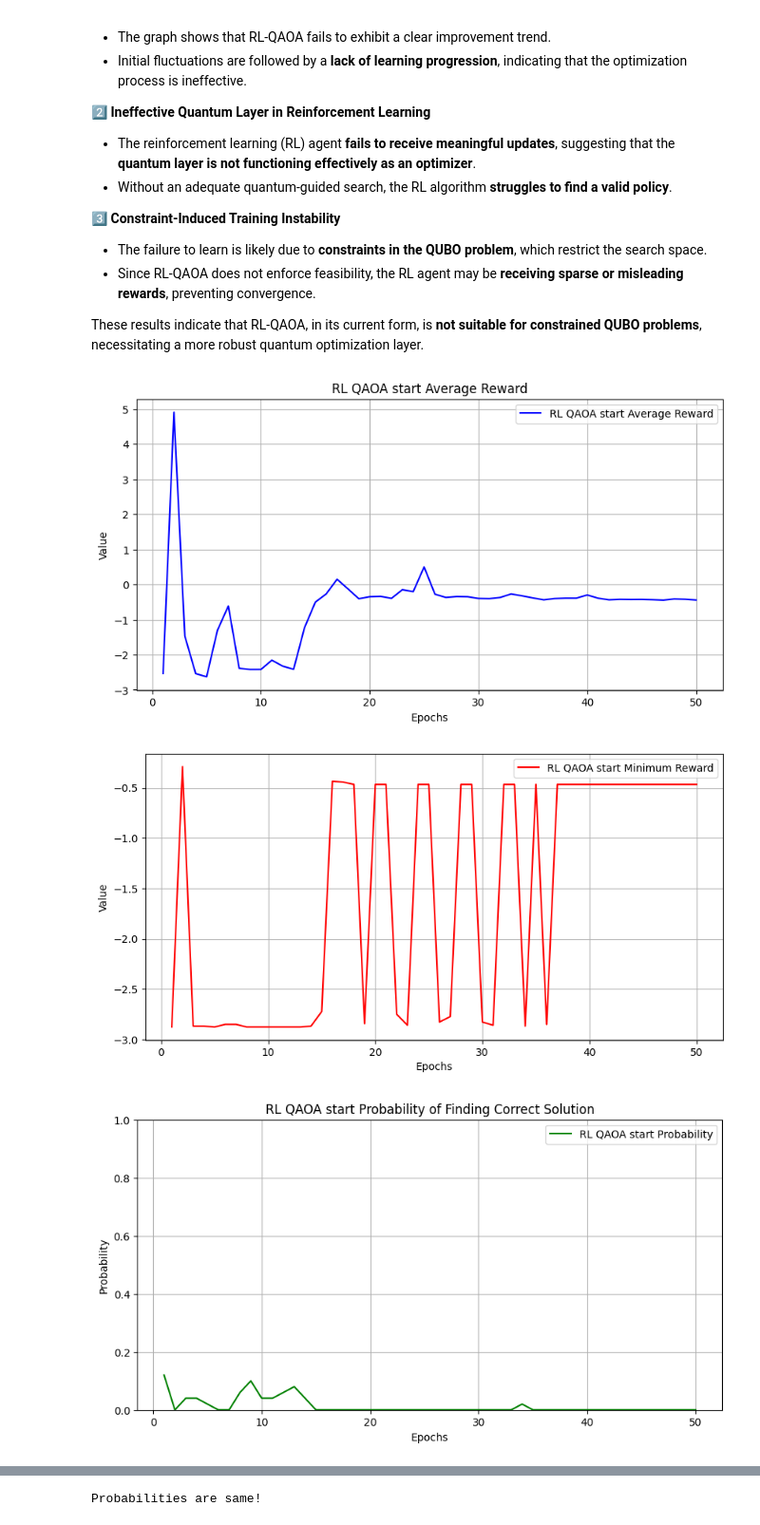
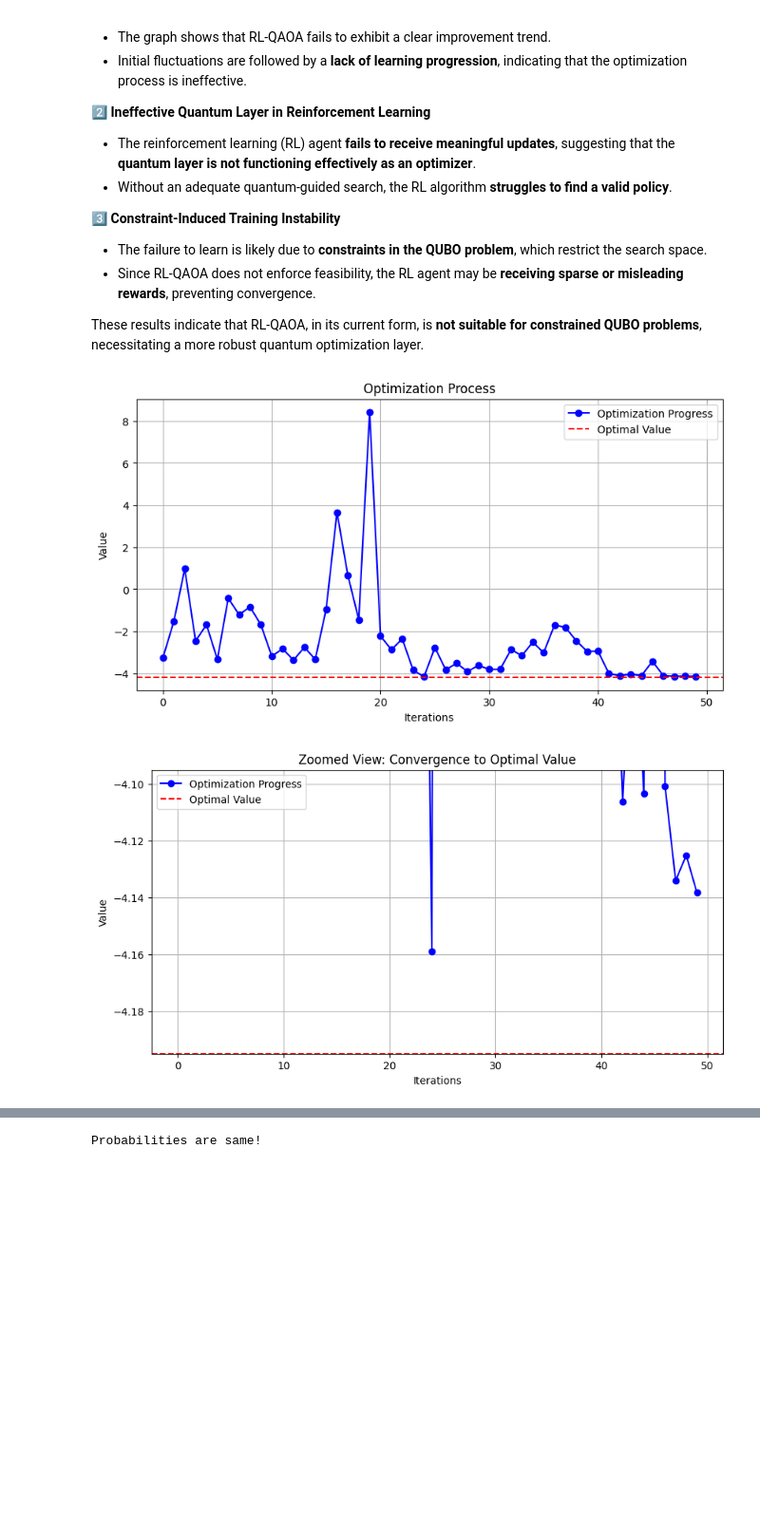
Before and after one commit to pop756/Pasqal_chanllenge, a Jupyter notebook: Results.ipynb, the cells around one changed output, grey strips where cells are left out. Shown at 95% size. Cells and saved outputs as stored; diff of their text form; code cells hidden in the pictures; blank space fills up the shorter version.

```diff
--- a/Results.ipynb
+++ b/Results.ipynb
@@ -409,10 +390,33 @@ This section analyzes the performance of RL-QAOA in solving the constrained QUBO
    - Since RL-QAOA does not enforce feasibility, the RL agent may be **receiving sparse or misleading rewards**, preventing convergence.
 
 These results indicate that RL-QAOA, in its current form, is **not suitable for constrained QUBO problems**, necessitating a more robust quantum optimization layer.
-# %%
-rl_qaoa.plot_result()
-# %% [output]
-[figure, removed]
-[figure, removed]
-[figure, removed]
+# %%
+# 최적값
+optimal_value = -4.194953388299078
+data = rl_qaoa.avg_values
+# 전체적인 데이터 플롯
+plt.figure(figsize=(10, 5))
+plt.plot(data, marker='o', linestyle='-', color='b', label="Optimization Progress")
+plt.axhline(y=optimal_value, color='r', linestyle='--', label="Optimal Value")
+plt.xlabel("Iterations")
+plt.ylabel("Value")
+plt.title("Optimization Process")
+plt.legend()
+plt.grid(True)
+plt.show()
+
+plt.figure(figsize=(10, 5))
+plt.plot(data, marker='o', linestyle='-', color='b', label="Optimization Progress")
+plt.axhline(y=optimal_value, color='r', linestyle='--', label="Optimal Value")
+
+plt.ylim(optimal_value, optimal_value + 0.1)
+plt.xlabel("Iterations")
+plt.ylabel("Value")
+plt.title("Zoomed View: Convergence to Optimal Value")
+plt.legend()
+plt.grid(True)
+plt.show()
+# %% [output]
+[figure, added]
+[figure, added]
 # %% [markdown]
```
Also changed, not shown: parts of 27 cells of this notebook, 3 other files.
